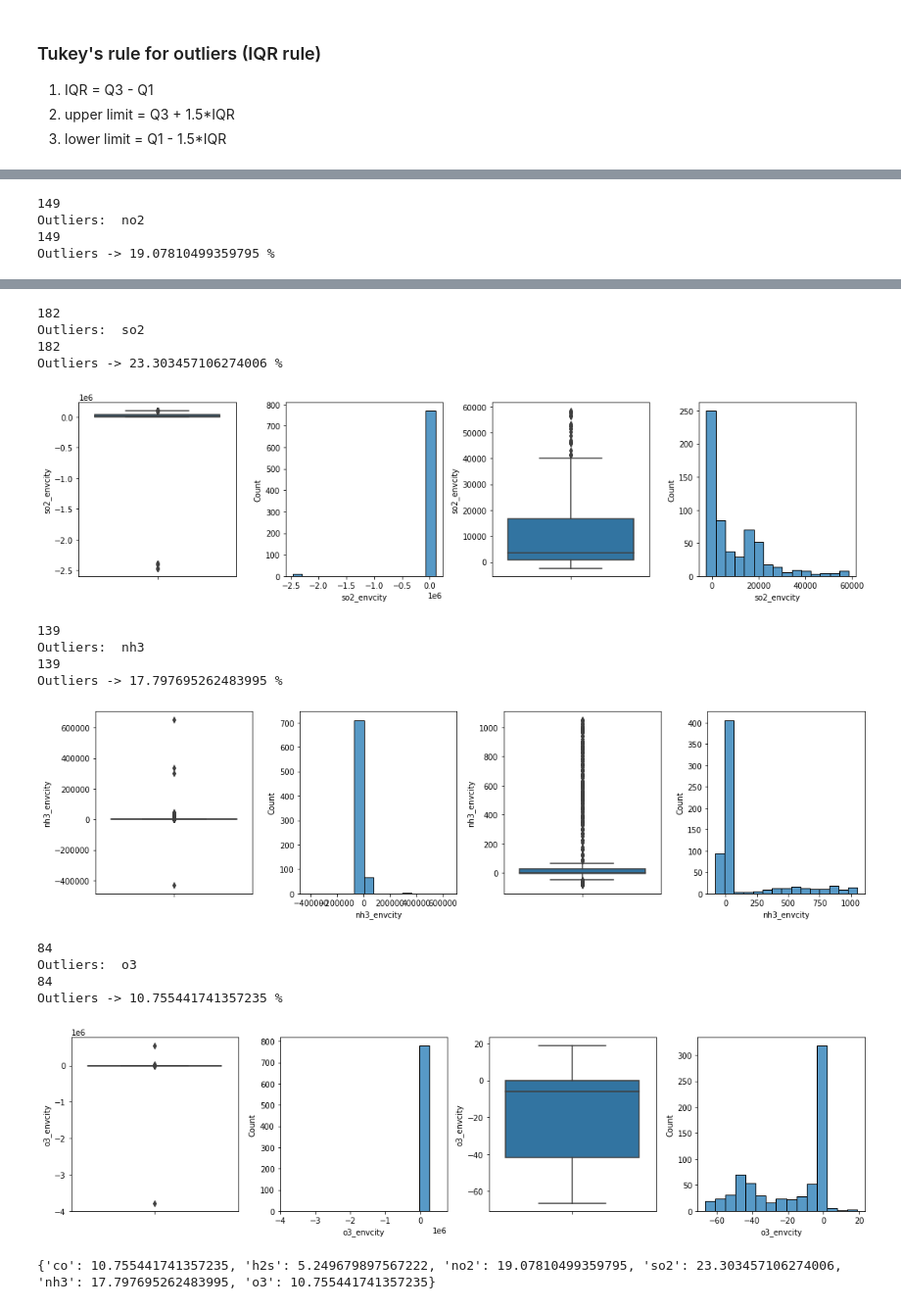
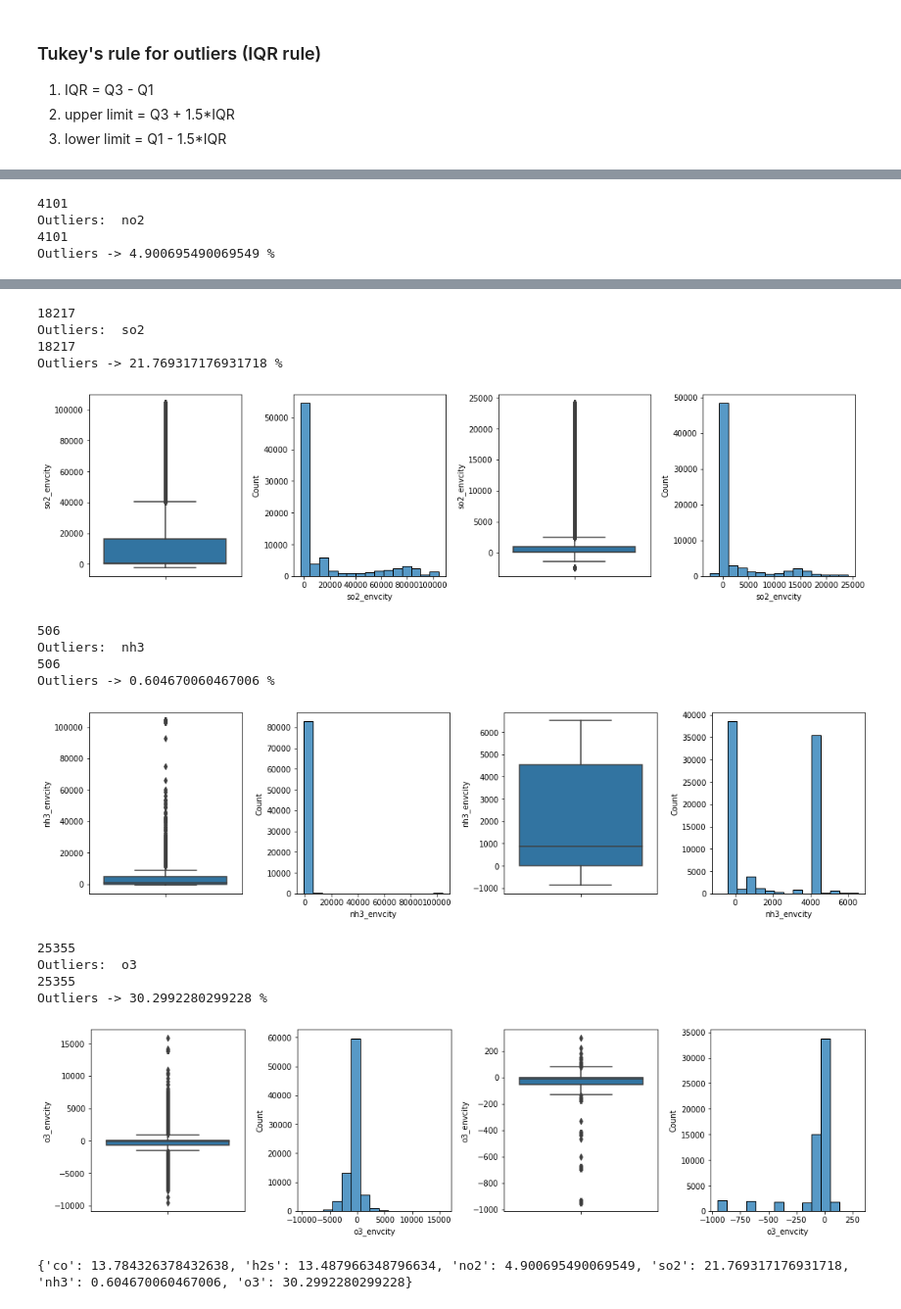
Before and after one commit to MateusMaruzka/LM_InlineAssembly, a Jupyter notebook: calib_lowcostsensors_tensorflow.ipynb, the cells around one changed output, grey strips where cells are left out. Shown at 98% size. Saved outputs shown, nothing was run; the diff lists cells and outputs as text; code cells hidden in the pictures.

```diff
--- a/calib_lowcostsensors_tensorflow.ipynb
+++ b/calib_lowcostsensors_tensorflow.ipynb
@@ -44,7 +69,11 @@ running:  3.7.15 (default, Oct 12 2022, 19:14:55)
 # %%
-df = pd.read_csv('sample_data/dataset.csv')
-df.set_index('Date/Time', inplace = True)
+df = pd.read_csv('min_ds_gm5000_envcity.csv')
+df.set_index('Unnamed: 0', inplace = True)
 df.dropna(inplace=True)
+idx = df['temperatura_envcity'] > 100
+df['temperatura_envcity'][idx] = 100
+idx = df['umidade_envcity'] > 100
+df['umidade_envcity'][idx] = 100
 # %% [markdown]
 ### Tukey's rule for outliers (IQR rule)
 
@@ -52,7 +81,17 @@ df.dropna(inplace=True)
 2. upper limit = Q3 + 1.5*IQR
 3. lower limit = Q1 - 1.5*IQR
 # %%
-l = 'so2_envcity'
+l = 'co_envcity'
+ref_l = 'co_iat'
+
+def quantiles(df):
+  Q1 = df.quantile(0.25)
+  Q3 = df.quantile(0.75)
+  IQR = Q3 - Q1
+  lower_lim = Q1 - 0.5*IQR
+  upper_lim = Q3 + 0.5*IQR
+  return Q1, Q3, lower_lim, upper_lim, IQR
+
 def boxplot_histplot(data):
   fig, ax = plt.subplots(1, 2, figsize = (11,5))
   sns.boxplot(y = data, ax = ax[0])
@@ -75,9 +114,5 @@ Name: so2_envcity, dtype: float64
 # %%
-Q1 = df[l].quantile(0.25)
-Q3 = df[l].quantile(0.75)
-IQR = Q3 - Q1
-lower_lim = Q1 - 1.5*IQR
-upper_lim = Q3 + 1.5*IQR
+Q1, Q3, lower_lim, upper_lim, IQR = quantiles(df[l])
 print(f'First quantile = {Q1}')
 print(f'Third quantile = {Q3}')
 print(f'IQR = {IQR}')
@@ -116,12 +153,4 @@ boxplot_histplot(df_log)
 # %%
-def quantiles(df):
-  Q1 = df.quantile(0.25)
-  Q3 = df.quantile(0.75)
-  IQR = Q3 - Q1
-  lower_lim = Q1 - 0.5*IQR
-  upper_lim = Q3 + 0.5*IQR
-  return Q1, Q3, lower_lim, upper_lim, IQR
-
 def outliers_df(df, method = 'drop'):
   """
   Gera um boxplot pra cada variável no df em relação a referência
@@ -151,15 +180,19 @@ def outliers_df(df, method = 'drop'):
 
     if method == 'drop':
       sns.boxplot(y = data[~outliers], ax = ax[2],  whis=1.5)
-      # ax[0].boxplot(data[~outliers])
       sns.histplot(data[~outliers], ax = ax[3], bins = 15)
-    elif method = :
+    elif method == 'winsorize':
+      sns.boxplot(y = winsorize(data, (0.01, 0.02)), ax = ax[2])
+      sns.histplot(winsorize(data, (0.01, 0.02)), ax = ax[3], bins = 15)
+    elif method == 'log':
+      sns.boxplot(y = np.log(data), ax = ax[2])
+      sns.histplot(np.log(data), ax = ax[3], bins = 15)
 
     plt.tight_layout()
     plt.show()
 
   return res
 
-print(outliers_df(df))
+print(outliers_df(df, 'drop'))
 # df.describe()
 # %% [output]
@@ -176,4 +209,4 @@ Outliers -> 5.249679897567222 %
-149
+4101
 Outliers:  no2
-149
-Outliers -> 19.07810499359795 %
+4101
+Outliers -> 4.900695490069549 %
@@ -181,19 +214,19 @@ Outliers -> 19.07810499359795 %
-182
+18217
 Outliers:  so2
-182
-Outliers -> 23.303457106274006 %
+18217
+Outliers -> 21.769317176931718 %
-[figure, old version]
+[figure, new version]
-139
+506
 Outliers:  nh3
-139
-Outliers -> 17.797695262483995 %
+506
+Outliers -> 0.604670060467006 %
-[figure, old version]
+[figure, new version]
-84
+25355
 Outliers:  o3
-84
-Outliers -> 10.755441741357235 %
+25355
+Outliers -> 30.2992280299228 %
-[figure, old version]
+[figure, new version]
-{'co': 10.755441741357235, 'h2s': 5.249679897567222, 'no2': 19.07810499359795, 'so2': 23.303457106274006, 'nh3': 17.797695262483995, 'o3': 10.755441741357235}
+{'co': 13.784326378432638, 'h2s': 13.487966348796634, 'no2': 4.900695490069549, 'so2': 21.769317176931718, 'nh3': 0.604670060467006, 'o3': 30.2992280299228}
 # %%
 # Split the dataset into a training and a testing dataset.
 
```
Also changed, not shown: parts of 24 cells of this notebook.
